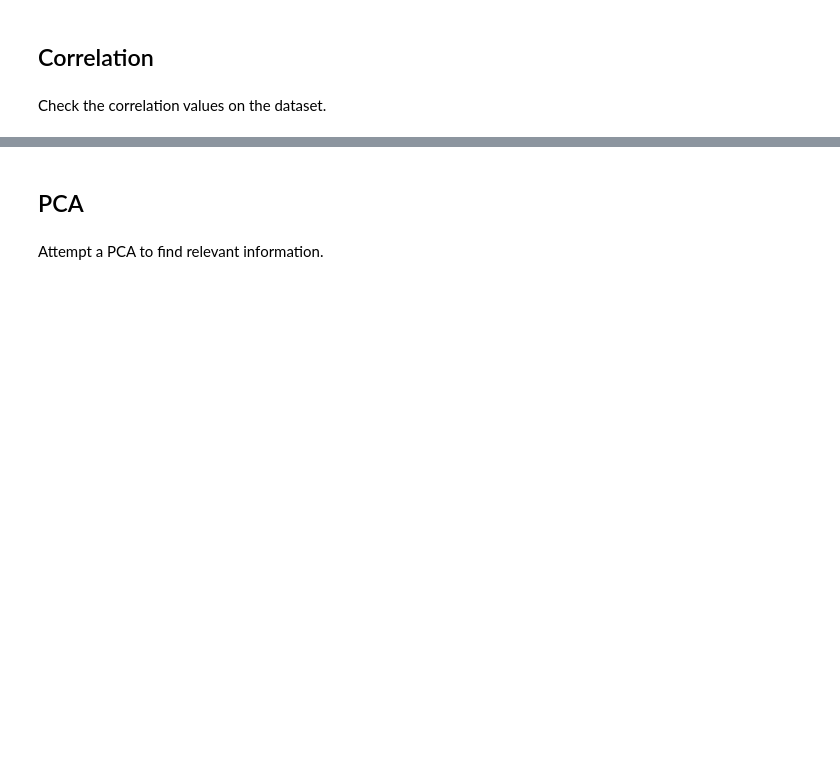
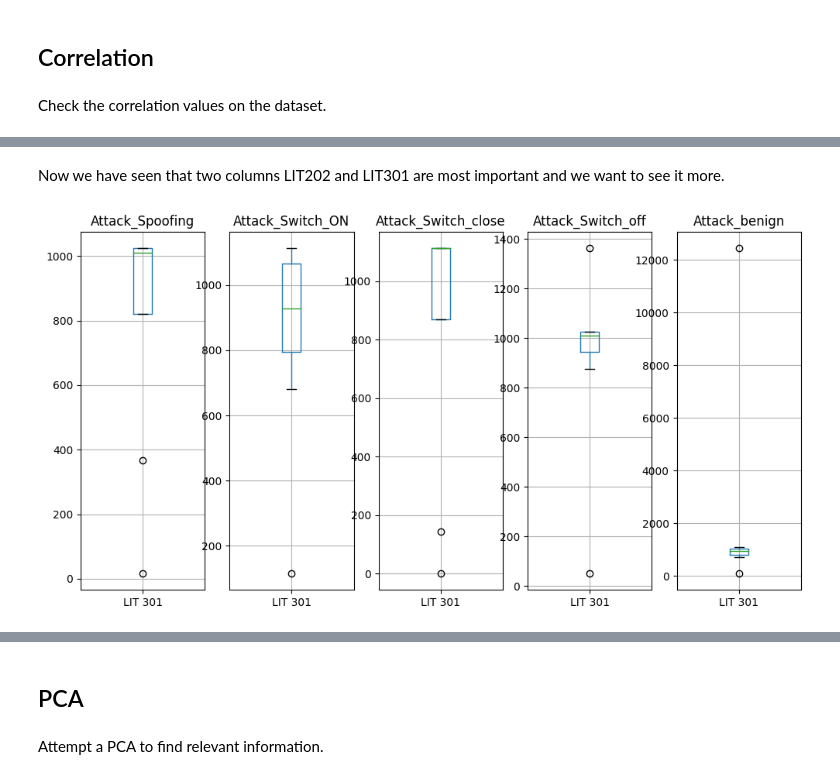
Before and after one commit to Josephine19-stack/secu_secu_secu, a Jupyter notebook: notebook.ipynb, the cells around one changed output, grey strips where cells are left out. Saved outputs shown, nothing was run; the diff lists cells and outputs as text; code cells hidden in the pictures; blank space fills up the shorter version.

```diff
--- a/notebook.ipynb
+++ b/notebook.ipynb
@@ -134,0 +318,25 @@ ax.set_xticklabels(
+# %% [markdown]
+Now we have seen that two columns LIT202 and LIT301 are most important and we want to see it more.
+# %%
+def plot_graphs(data):
+    # Create subplots for each column
+    fig, axes = plt.subplots(nrows=1, ncols=len(data), figsize=(12, 6))
+
+    # Plot each column in a separate subplot
+    for i, (key, df) in enumerate(data.items()):
+        df.boxplot(ax=axes[i])
+        axes[i].set_title(key)
+
+    plt.show()
+
+attack_datasets_describe_LIT = {}
+for key in attack_datasets_describe:
+    attack_datasets_describe_LIT[key] = attack_datasets_describe[key][['LIT 301']]
+
+attack_datasets_describe_AIT = {}
+for key in attack_datasets_describe:
+    attack_datasets_describe_AIT[key] = attack_datasets_describe[key][['AIT 202']]
+
+plot_graphs(attack_datasets_describe_LIT)
+# %% [output]
+[figure, added]
```
Also changed, not shown: parts of 13 cells of this notebook.
